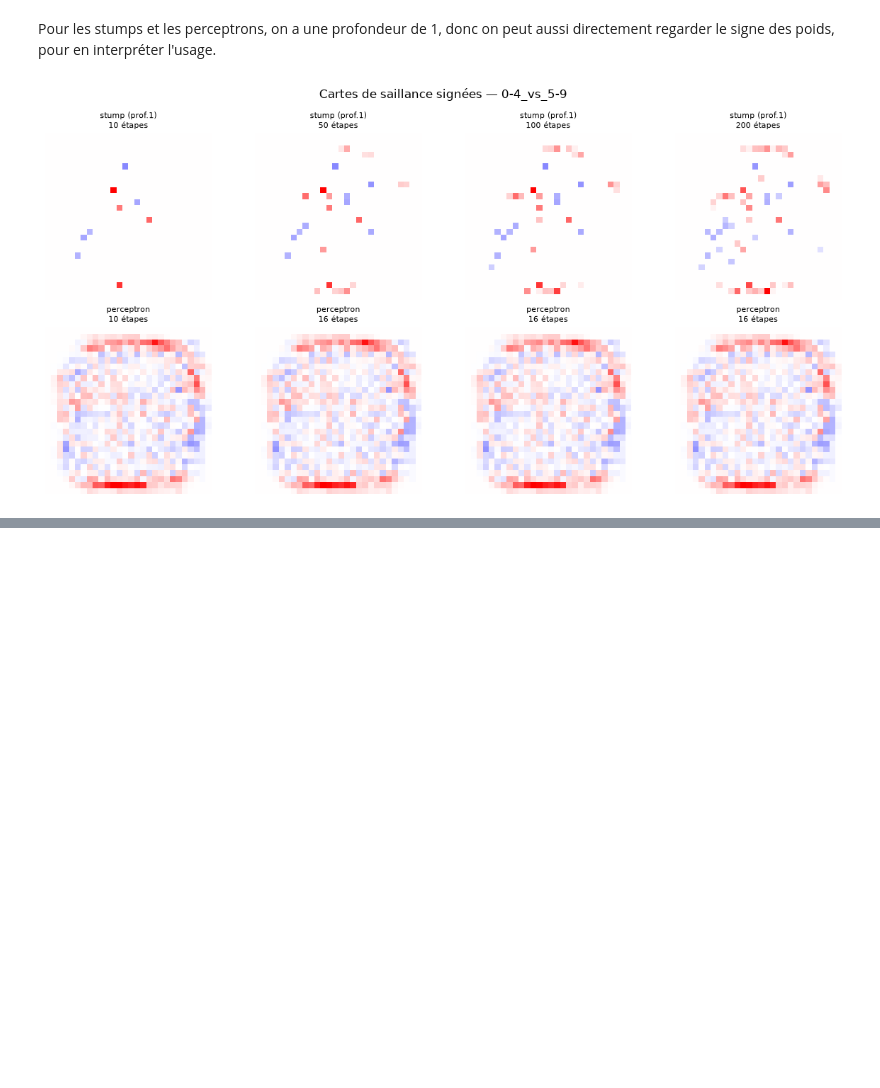
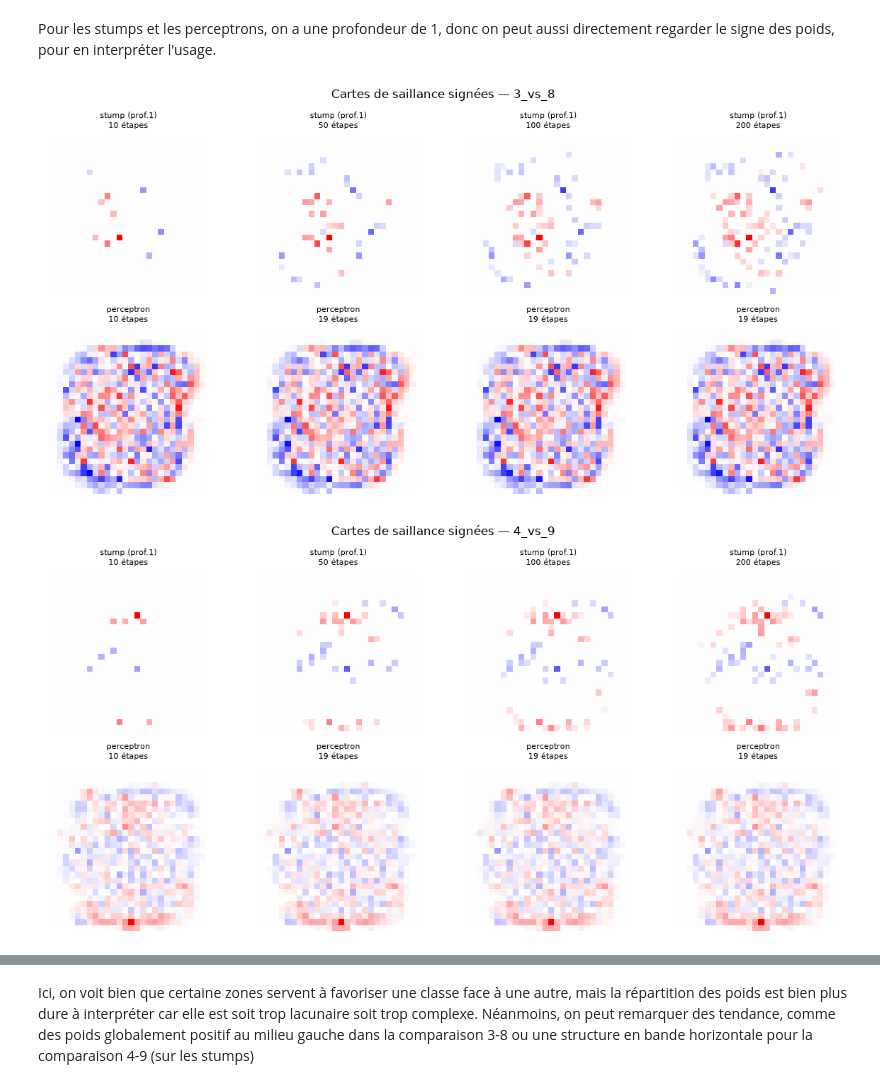
Before and after one commit to Alexso1010/DM2_ML_AC, a Jupyter notebook: dm2_partie1.ipynb, the cells around one changed output, grey strips where cells are left out. Saved outputs shown, nothing was run; the diff lists cells and outputs as text; code cells hidden in the pictures; blank space fills up the shorter version.

```diff
--- a/dm2_partie1.ipynb
+++ b/dm2_partie1.ipynb
@@ -239,6 +243,8 @@ for task in tasks:
 # %% [markdown]
 Pour les stumps et les perceptrons, on a une profondeur de 1, donc on peut aussi directement regarder le signe des poids, pour en interpréter l'usage.
 # %%
-plot_task(task, ["stump (prof.1)", "perceptron"], signed=True)
+for task in tasks:
+    plot_task(task, ["stump (prof.1)", "perceptron"], signed=True)
 # %% [output]
-[figure, old version]
+[figure, new version]
+[figure, added]
@@ -244,0 +252,2 @@ plot_task(task, ["stump (prof.1)", "perceptron"], signed=True)
+# %% [markdown]
+Ici, on voit bien que certaine zones servent à favoriser une classe face à une autre, mais la répartition des poids est bien plus dure à interpréter car elle est soit trop lacunaire soit trop complexe. Néanmoins, on peut remarquer des tendance, comme des poids globalement positif au milieu gauche dans la comparaison 3-8 ou une structure en bande horizontale pour la comparaison 4-9 (sur les stumps)
```
Also changed, not shown: parts of 2 cells of this notebook.
